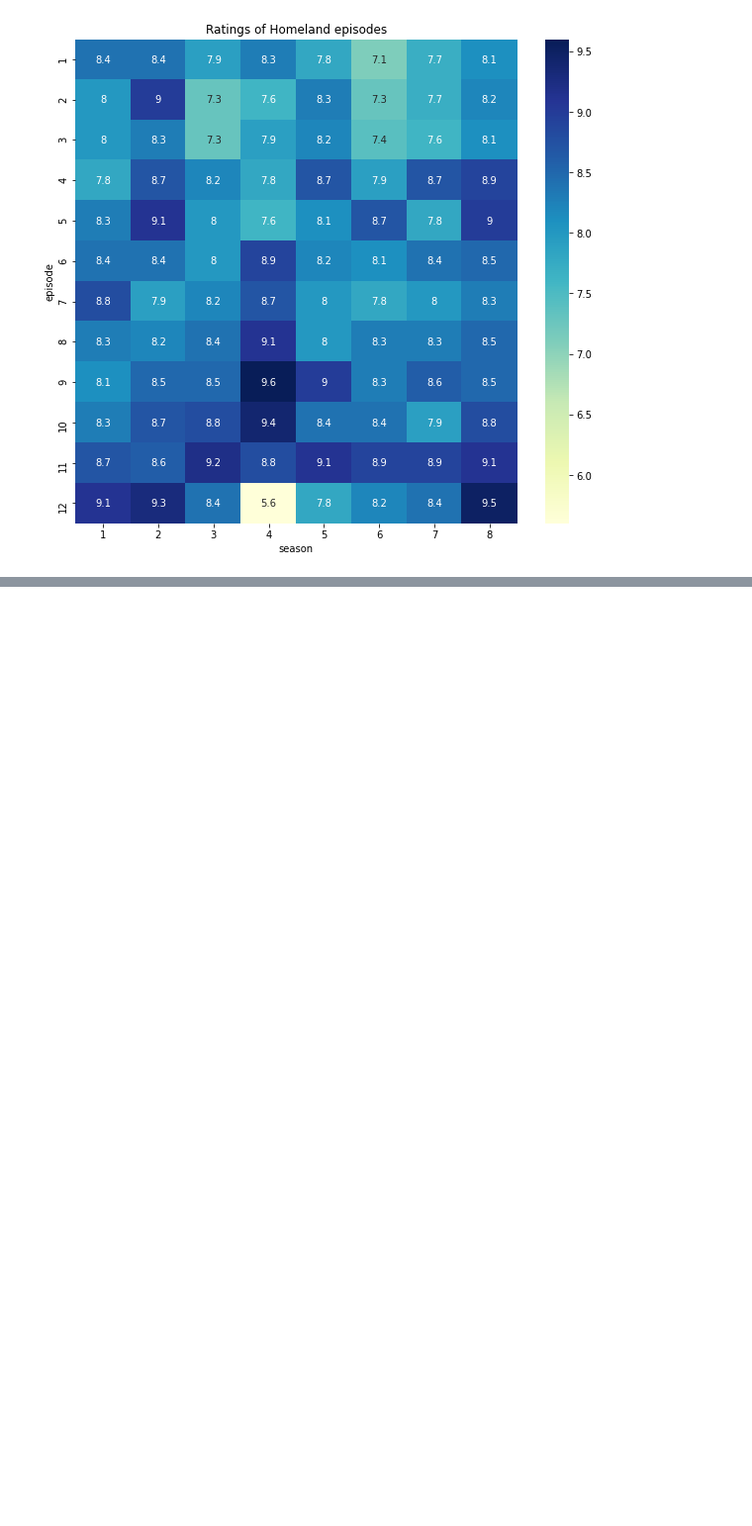
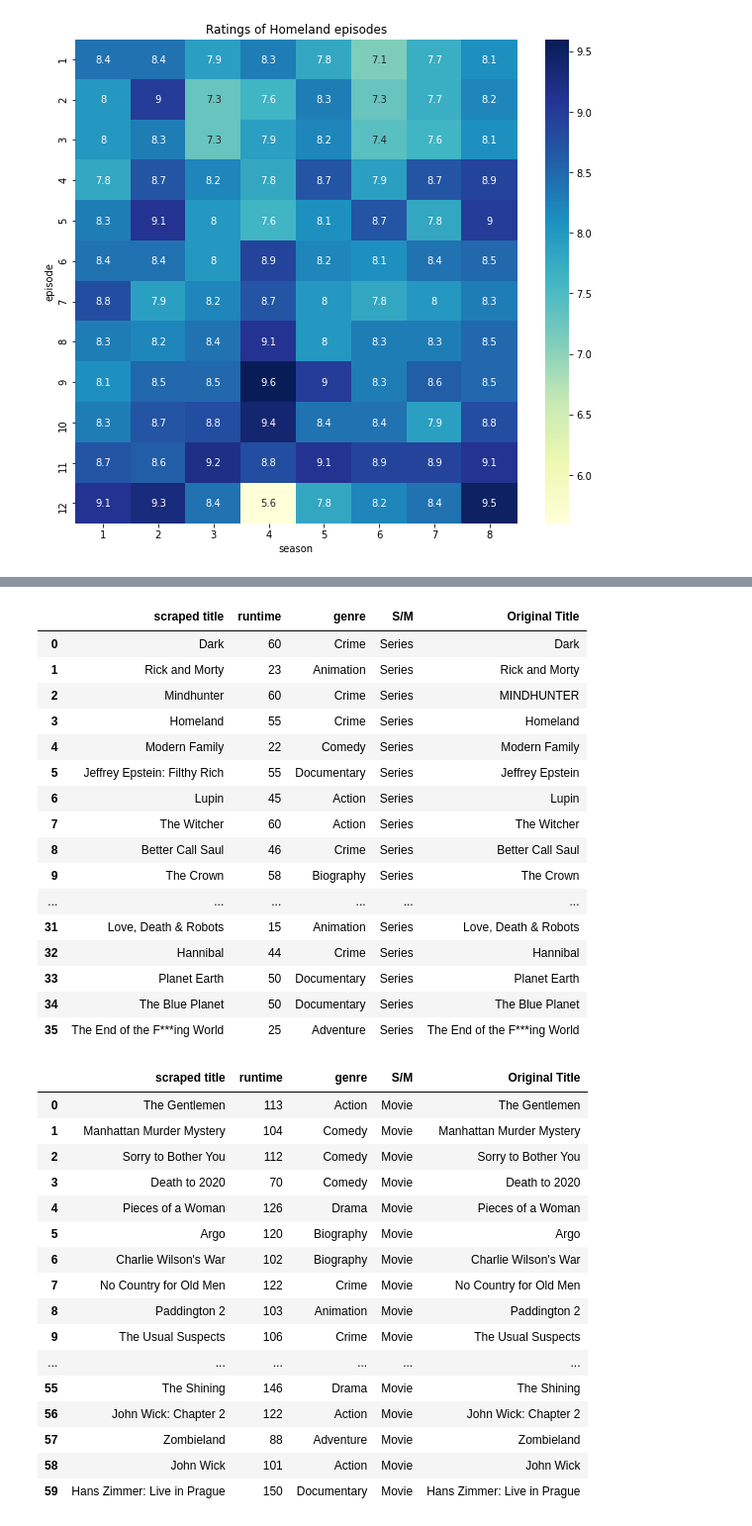
Before and after one commit to tmsmolnar/sciprog-dp-uva, a Jupyter notebook: finalproject.ipynb, the cells around one changed output, grey strips where cells are left out. Shown at 99% size. Saved outputs shown, nothing was run; the diff lists cells and outputs as text; code cells hidden in the pictures; blank space fills up the shorter version.

```diff
--- a/finalproject.ipynb
+++ b/finalproject.ipynb
@@ -75,12 +76,12 @@ heatMapHomeland()
 [figure]
 # %%
 # Just testing right now
+netflix['runtime'] = 0
+display(netflix.head())
 
-netflix['runtime'] = ""
+seriesData = seriesData(netflix)
+display(seriesData)
 
-seriesRuntime = seriesRuntime(netflix)
-#display(seriesRuntime)
-
-moviesRuntime = moviesRuntime(netflix)
-#display(moviesRuntime)
+moviesData = moviesData(netflix)
+display(moviesData)
 # %% [output]
@@ -104,3 +94,37 @@ moviesRuntime = moviesRuntime(netflix)
+|  | scraped title | runtime | genre | S/M | Original Title |
+| 0 | Dark | 60 | Crime | Series | Dark |
+| 1 | Rick and Morty | 23 | Animation | Series | Rick and Morty |
+| 2 | Mindhunter | 60 | Crime | Series | MINDHUNTER |
+| 3 | Homeland | 55 | Crime | Series | Homeland |
+| 4 | Modern Family | 22 | Comedy | Series | Modern Family |
+| 5 | Jeffrey Epstein: Filthy Rich | 55 | Documentary | Series | Jeffrey Epstein |
+| 6 | Lupin | 45 | Action | Series | Lupin |
+| 7 | The Witcher | 60 | Action | Series | The Witcher |
+| 8 | Better Call Saul | 46 | Crime | Series | Better Call Saul |
+| 9 | The Crown | 58 | Biography | Series | The Crown |
+| ... | ... | ... | ... | ... | ... |
+| 31 | Love, Death & Robots | 15 | Animation | Series | Love, Death & Robots |
+| 32 | Hannibal | 44 | Crime | Series | Hannibal |
+| 33 | Planet Earth | 50 | Documentary | Series | Planet Earth |
+| 34 | The Blue Planet | 50 | Documentary | Series | The Blue Planet |
+| 35 | The End of the F***ing World | 25 | Adventure | Series | The End of the F***ing World |
+|  | scraped title | runtime | genre | S/M | Original Title |
+| 0 | The Gentlemen | 113 | Action | Movie | The Gentlemen |
+| 1 | Manhattan Murder Mystery | 104 | Comedy | Movie | Manhattan Murder Mystery |
+| 2 | Sorry to Bother You | 112 | Comedy | Movie | Sorry to Bother You |
+| 3 | Death to 2020 | 70 | Comedy | Movie | Death to 2020 |
+| 4 | Pieces of a Woman | 126 | Drama | Movie | Pieces of a Woman |
+| 5 | Argo | 120 | Biography | Movie | Argo |
+| 6 | Charlie Wilson's War | 102 | Biography | Movie | Charlie Wilson's War |
+| 7 | No Country for Old Men | 122 | Crime | Movie | No Country for Old Men |
+| 8 | Paddington 2 | 103 | Animation | Movie | Paddington 2 |
+| 9 | The Usual Suspects | 106 | Crime | Movie | The Usual Suspects |
+| ... | ... | ... | ... | ... | ... |
+| 55 | The Shining | 146 | Drama | Movie | The Shining |
+| 56 | John Wick: Chapter 2 | 122 | Action | Movie | John Wick: Chapter 2 |
+| 57 | Zombieland | 88 | Adventure | Movie | Zombieland |
+| 58 | John Wick | 101 | Action | Movie | John Wick |
+| 59 | Hans Zimmer: Live in Prague | 150 | Documentary | Movie | Hans Zimmer: Live in Prague |
 # %%
 # Heat map version of busiestDay() !
 
```
Also changed, not shown: parts of 2 cells of this notebook.
